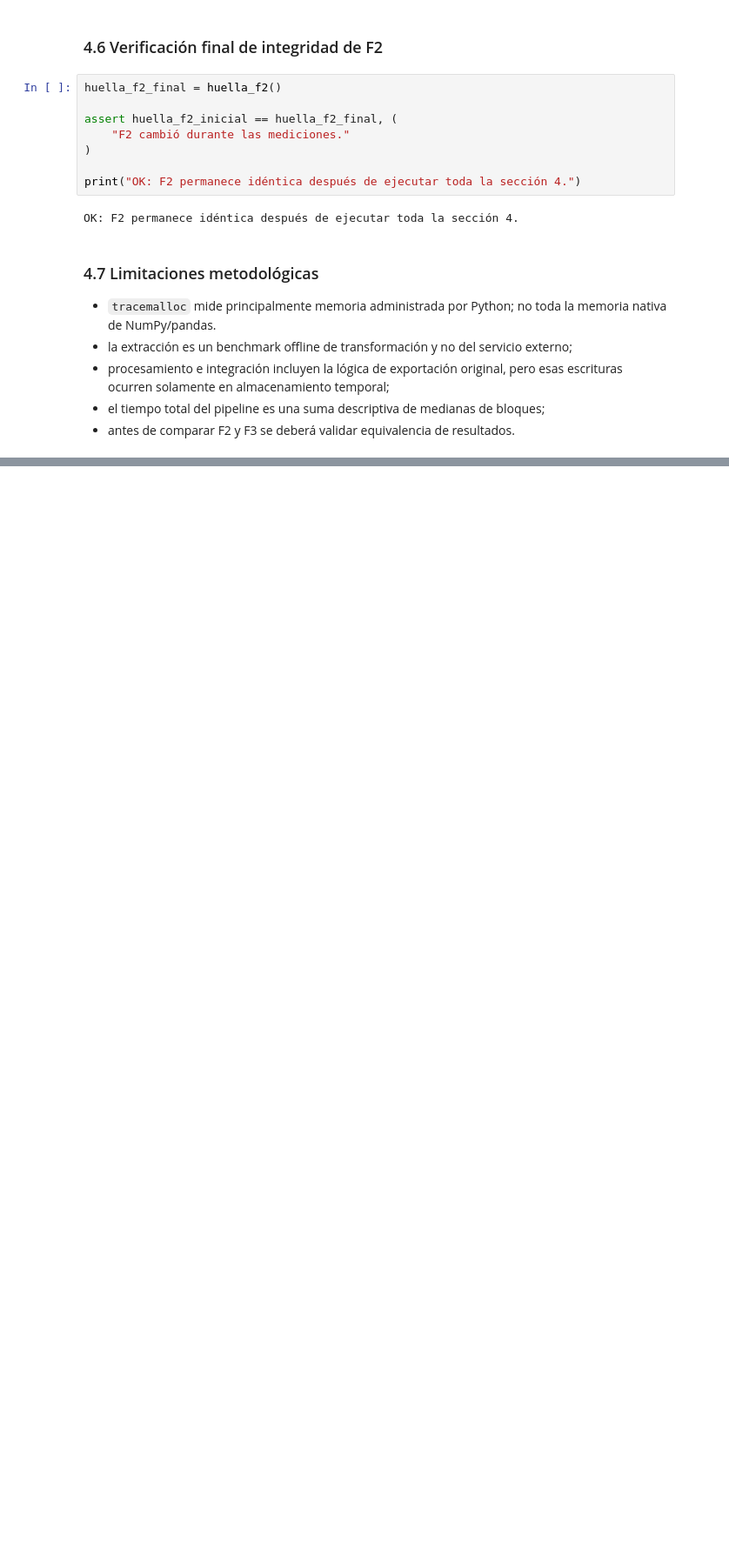
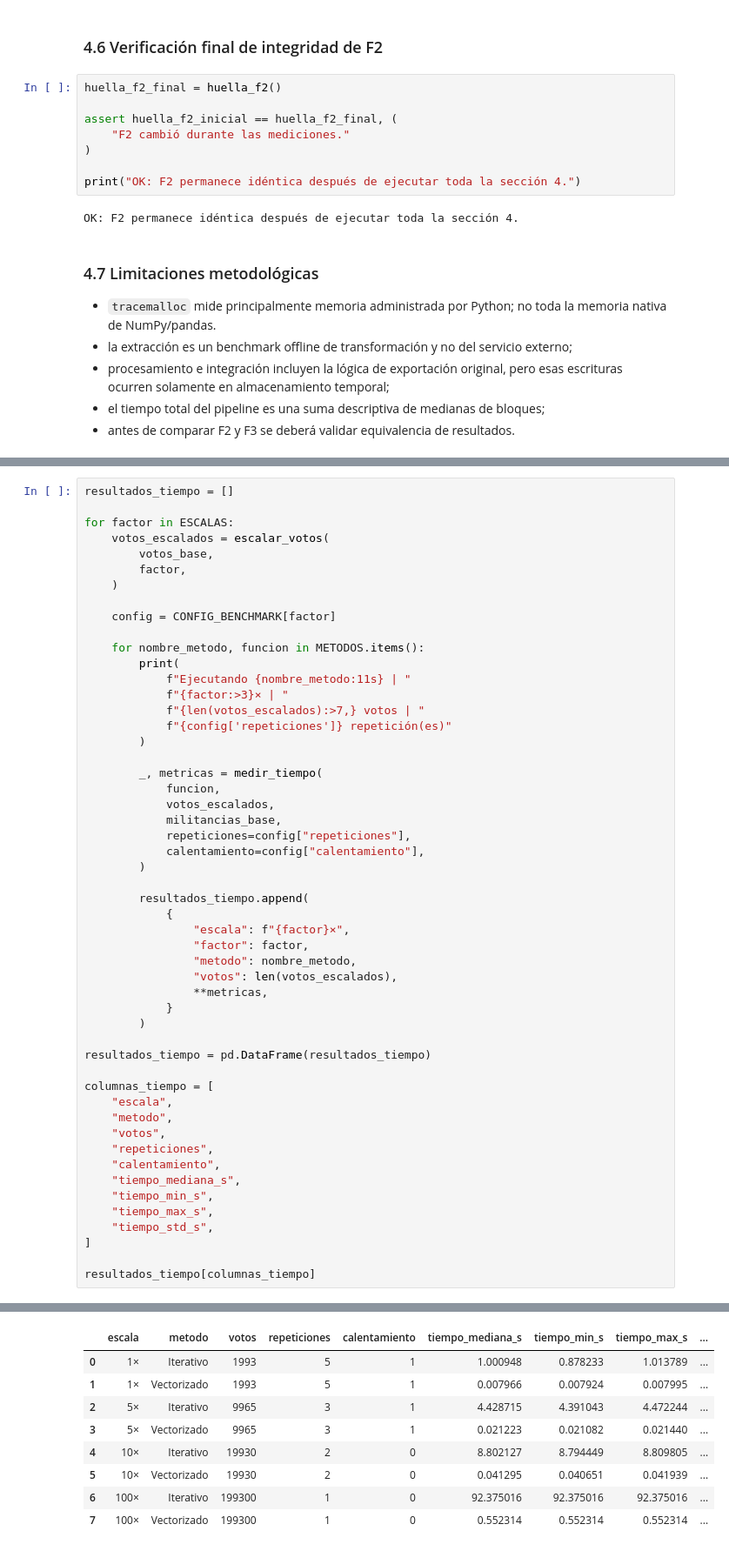
Before and after one commit to joserodriguezc/grupo_1_programacion_ciencia_datos, a Jupyter notebook: F3/notebooks/F3_01_nucleo.ipynb, the cells around one changed output, grey strips where cells are left out. Shown at 87% size. Saved outputs shown, nothing was run; the diff lists cells and outputs as text; blank space fills up the shorter version.

```diff
--- a/F3/notebooks/F3_01_nucleo.ipynb
+++ b/F3/notebooks/F3_01_nucleo.ipynb
@@ -621,0 +977,53 @@ OK: F2 permanece idéntica después de ejecutar toda la sección 4.
+# %%
+resultados_tiempo = []
+
+for factor in ESCALAS:
+    votos_escalados = escalar_votos(
+        votos_base,
+        factor,
+    )
+
+    config = CONFIG_BENCHMARK[factor]
+
+    for nombre_metodo, funcion in METODOS.items():
+        print(
+            f"Ejecutando {nombre_metodo:11s} | "
+            f"{factor:>3}× | "
+            f"{len(votos_escalados):>7,} votos | "
+            f"{config['repeticiones']} repetición(es)"
+        )
+
+        _, metricas = medir_tiempo(
+            funcion,
+            votos_escalados,
+            militancias_base,
+            repeticiones=config["repeticiones"],
+            calentamiento=config["calentamiento"],
+        )
+
+        resultados_tiempo.append(
+            {
+                "escala": f"{factor}×",
+                "factor": factor,
+                "metodo": nombre_metodo,
+                "votos": len(votos_escalados),
+                **metricas,
+            }
+        )
+
+resultados_tiempo = pd.DataFrame(resultados_tiempo)
+
+columnas_tiempo = [
+    "escala",
+    "metodo",
+    "votos",
+    "repeticiones",
+    "calentamiento",
+    "tiempo_mediana_s",
+    "tiempo_min_s",
+    "tiempo_max_s",
+    "tiempo_std_s",
+]
+
+resultados_tiempo[columnas_tiempo]
+# %% [output]
@@ -621,0 +1038,9 @@ OK: F2 permanece idéntica después de ejecutar toda la sección 4.
+|  | escala | metodo | votos | repeticiones | calentamiento | tiempo_mediana_s | tiempo_min_s | tiempo_max_s | ... |
+| 0 | 1× | Iterativo | 1993 | 5 | 1 | 1.000948 | 0.878233 | 1.013789 | ... |
+| 1 | 1× | Vectorizado | 1993 | 5 | 1 | 0.007966 | 0.007924 | 0.007995 | ... |
+| 2 | 5× | Iterativo | 9965 | 3 | 1 | 4.428715 | 4.391043 | 4.472244 | ... |
+| 3 | 5× | Vectorizado | 9965 | 3 | 1 | 0.021223 | 0.021082 | 0.021440 | ... |
+| 4 | 10× | Iterativo | 19930 | 2 | 0 | 8.802127 | 8.794449 | 8.809805 | ... |
+| 5 | 10× | Vectorizado | 19930 | 2 | 0 | 0.041295 | 0.040651 | 0.041939 | ... |
+| 6 | 100× | Iterativo | 199300 | 1 | 0 | 92.375016 | 92.375016 | 92.375016 | ... |
+| 7 | 100× | Vectorizado | 199300 | 1 | 0 | 0.552314 | 0.552314 | 0.552314 | ... |
```
Also changed, not shown: parts of 46 cells of this notebook.
